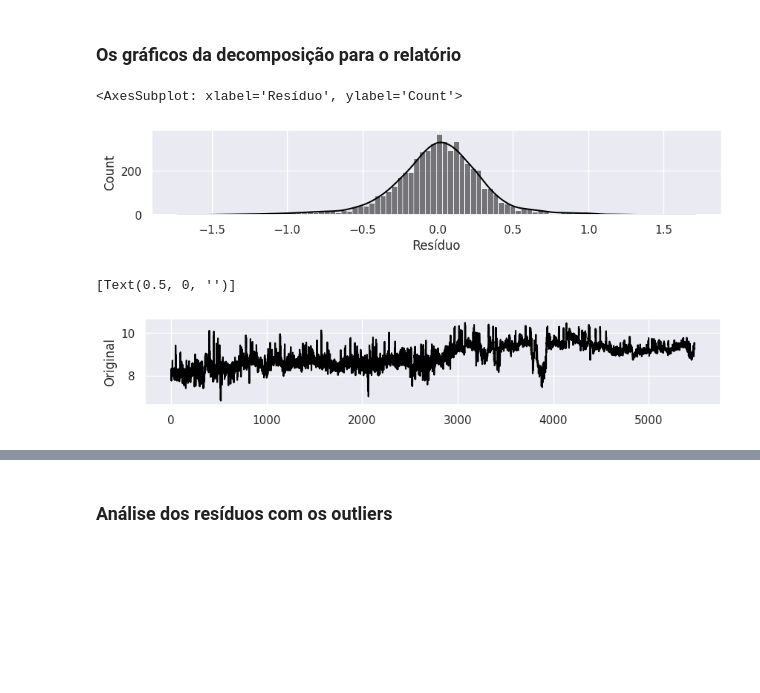
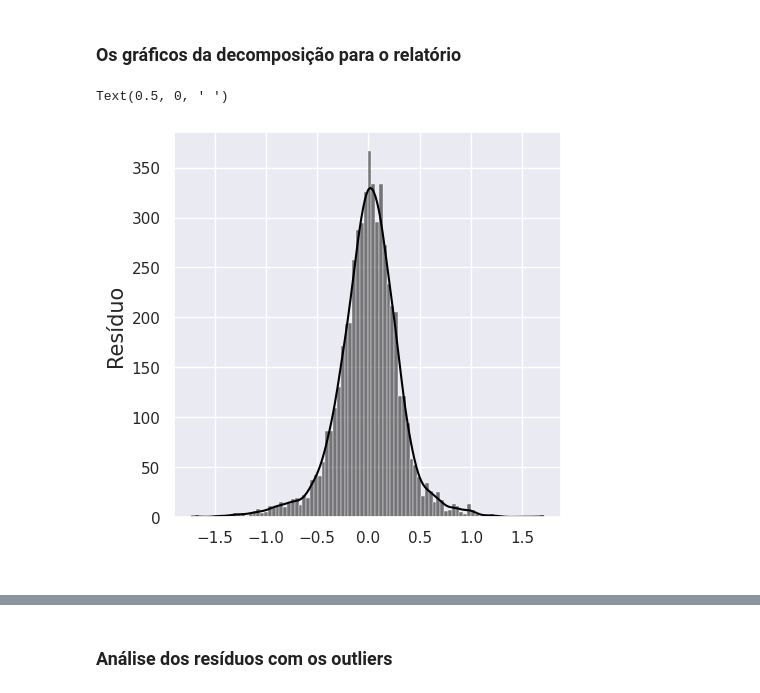
Before and after one commit to phobeiro/Trabalho-Seminarios-Bandoleros, a Jupyter notebook: stl.ipynb, the cells around one changed output, grey strips where cells are left out. Drawn from its saved outputs; the diff is of its cells as text; code cells hidden in the pictures; blank space fills up the shorter version.

```diff
--- a/stl.ipynb
+++ b/stl.ipynb
@@ -6,10 +6,20 @@ import seaborn as sns
 import matplotlib.pyplot as plt
 import numpy as np
 from pandas.plotting import register_matplotlib_converters
+import matplotlib.dates as mdates
 
 
 import warnings
 warnings.filterwarnings('ignore')
+
+paleta = 'colorblind'
+linha = 10
+fonte = 15
+fonteTit = 15
+
+fundo = '#1A1D22'
+vermelho = '#A81124'
+amarelo = '#FED531'
 # %% [markdown]
 ## Junta tudo
 # %%
@@ -141,7 +299,10 @@ df_2.rename({'uf_infracao':'Infrações', 'Semana':'Semana'}, axis=1, inplace=Tr
 # %%
-sns.set(rc={'figure.figsize':(15,5)})
-sns.boxplot(
+sns.set(rc={'figure.figsize':(20,5)})
+fig = sns.boxplot(
     x= df_2.Semana,
     y= df_2['Infrações'],
-    ).set(xlabel='\nSemanas do ano', ylabel='Infrações\n')
+    palette=paleta,
+    )
+fig.set_xlabel('\nSemanas do ano', fontsize=fonte)
+fig.set_ylabel('Infrações\n', fontsize=fonte)
 # %% [output]
@@ -212,9 +370,6 @@ df_.head()
 # %% [markdown]
 ### Fit e output do MSTL
 # %%
-from statsmodels.tsa.seasonal import MSTL
-from statsmodels.tsa.seasonal import DecomposeResult
-
 mstl = MSTL(
     df_,
     periods=[7, 52, 365],
@@ -226,6 +381,3 @@ mstl = MSTL(
     }
 )
 res = mstl.fit()
-
-sns.set(rc={'figure.figsize':(20,15)})
-fig = res.plot(observed=True)
@@ -266,16 +416,13 @@ sns.histplot(residuo, kde=True)
 # %% [markdown]
 ### Os gráficos da decomposição para o relatório
 # %%
-sns.set(rc={'figure.figsize':(10,1.5)})
+sns.set(rc={'figure.figsize':(5,5)})
 
 plots = [observado, tendencia, residuo, diario, semanal, anual]
 
-sns.histplot(residuo, kde=True, alpha=0.5, color='black')
+fig = sns.histplot(residuo, kde=True, alpha=0.5, color='black')
+fig.set_ylabel('Resíduo', fontsize=fonte)
+fig.set_xlabel(' ')
 # %% [output]
-<AxesSubplot: xlabel='Resíduo', ylabel='Count'>
+Text(0.5, 0, ' ')
-[figure, old version]
+[figure, new version]
-# %%
-sns.lineplot(observado, alpha=1, color = 'black').set(xlabel=None)
-# %% [output]
-[Text(0.5, 0, '')]
-[figure, removed]
```
Also changed, not shown: parts of 36 cells of this notebook.
